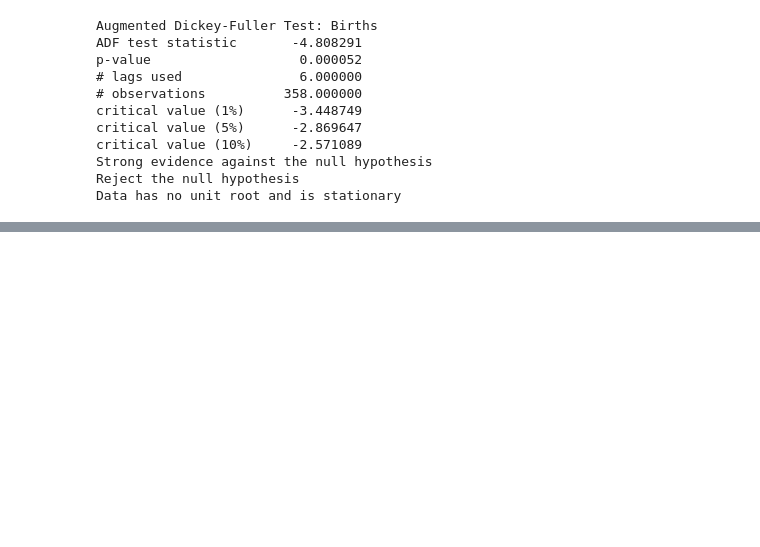
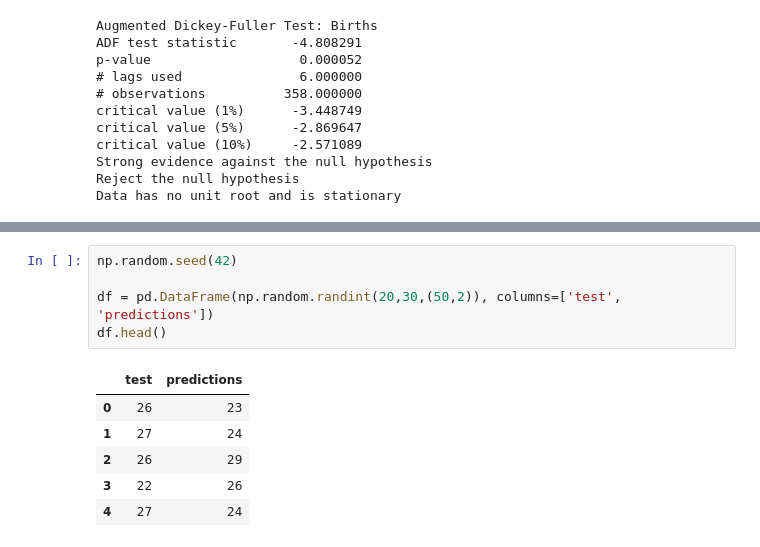
Before and after one commit to kromerh/coincaster, a Jupyter notebook: 04.Analysis/06 Descriptive Statistics and Tests.ipynb, the cells around one changed output, grey strips where cells are left out. Cells and saved outputs as stored; diff of their text form; blank space fills up the shorter version.

```diff
--- a/04.Analysis/06 Descriptive Statistics and Tests.ipynb
+++ b/04.Analysis/06 Descriptive Statistics and Tests.ipynb
@@ -212,0 +331,12 @@ Data has no unit root and is stationary
+# %%
+np.random.seed(42)
+
+df = pd.DataFrame(np.random.randint(20,30,(50,2)), columns=['test', 'predictions'])
+df.head()
+# %% [output]
+|  | test | predictions |
+| 0 | 26 | 23 |
+| 1 | 27 | 24 |
+| 2 | 26 | 29 |
+| 3 | 22 | 26 |
+| 4 | 27 | 24 |
```
Also changed, not shown: parts of 33 cells of this notebook.
